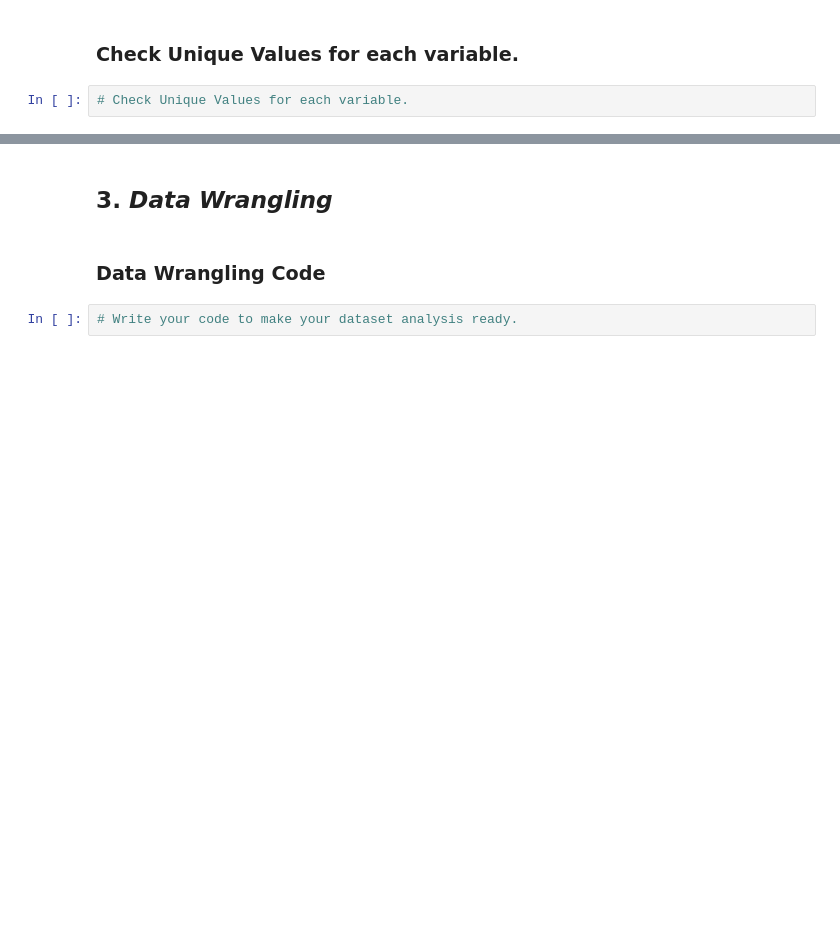
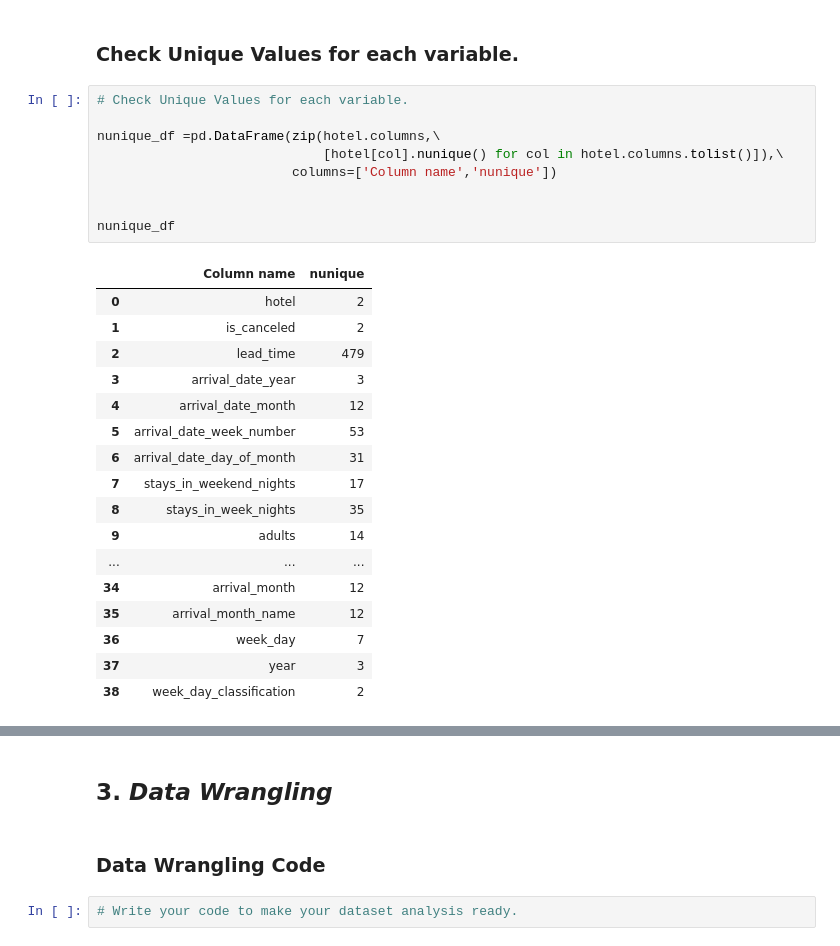
Before and after one commit to lakshay170/hotel_capstone, a Jupyter notebook: Hotel_Capstone.ipynb, the cells around one changed output, grey strips where cells are left out. Drawn from its saved outputs; the diff is of its cells as text; blank space fills up the shorter version.

Commit message:
Understanding Variables

```diff
--- a/Hotel_Capstone.ipynb
+++ b/Hotel_Capstone.ipynb
@@ -337,4 +430,29 @@ Answer Here
 # %% [markdown]
 ### Check Unique Values for each variable.
-# %%
-# Check Unique Values for each variable.
+# %%
+# Check Unique Values for each variable.
+
+nunique_df =pd.DataFrame(zip(hotel.columns,\
+                             [hotel[col].nunique() for col in hotel.columns.tolist()]),\
+                         columns=['Column name','nunique'])
+
+
+nunique_df
+# %% [output]
+|  | Column name | nunique |
+| 0 | hotel | 2 |
+| 1 | is_canceled | 2 |
+| 2 | lead_time | 479 |
+| 3 | arrival_date_year | 3 |
+| 4 | arrival_date_month | 12 |
+| 5 | arrival_date_week_number | 53 |
+| 6 | arrival_date_day_of_month | 31 |
+| 7 | stays_in_weekend_nights | 17 |
+| 8 | stays_in_week_nights | 35 |
+| 9 | adults | 14 |
+| ... | ... | ... |
+| 34 | arrival_month | 12 |
+| 35 | arrival_month_name | 12 |
+| 36 | week_day | 7 |
+| 37 | year | 3 |
+| 38 | week_day_classification | 2 |
```
Also changed, not shown: parts of 5 cells of this notebook.
